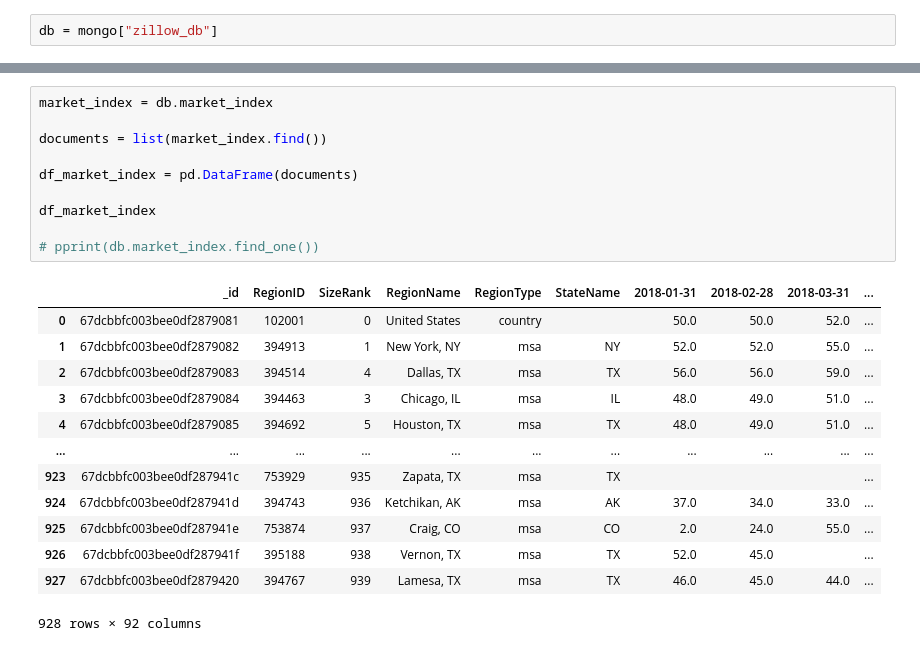
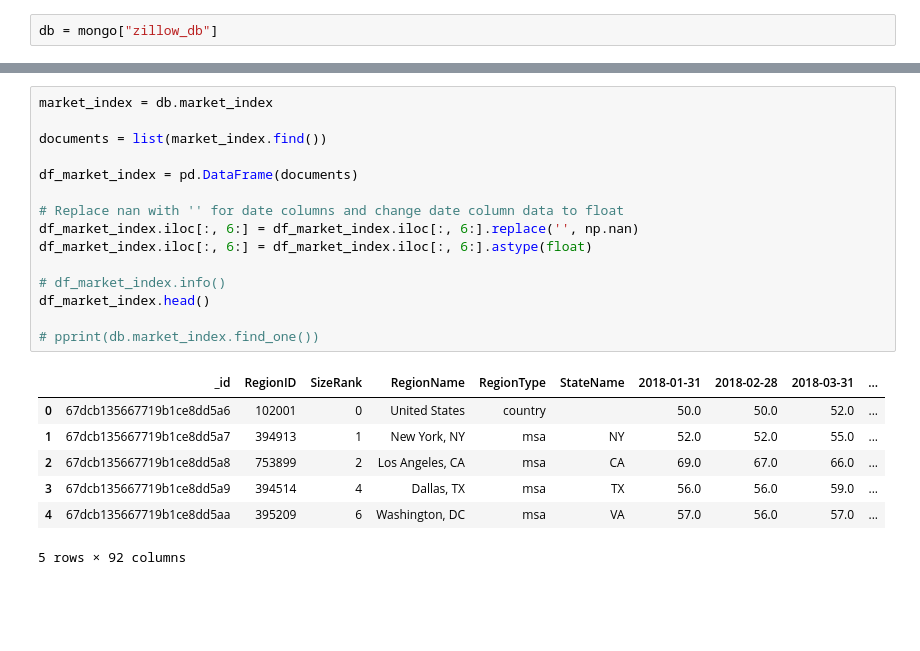
Before and after one commit to lbsommer116/Project_3, a Jupyter notebook: project 3.ipynb, the cells around one changed output, grey strips where cells are left out. Drawn from its saved outputs; the diff is of its cells as text; blank space fills up the shorter version.

```diff
--- a/project 3.ipynb
+++ b/project 3.ipynb
@@ -153,24 +137,23 @@ df_rental_index
 # %%
 market_index = db.market_index
 
 documents = list(market_index.find())
 
 df_market_index = pd.DataFrame(documents)
 
-df_market_index
+# Replace nan with '' for date columns and change date column data to float
+df_market_index.iloc[:, 6:] = df_market_index.iloc[:, 6:].replace('', np.nan)
+df_market_index.iloc[:, 6:] = df_market_index.iloc[:, 6:].astype(float)
+
+# df_market_index.info()
+df_market_index.head()
 
 # pprint(db.market_index.find_one())
 # %% [output]
 |  | _id | RegionID | SizeRank | RegionName | RegionType | StateName | 2018-01-31 | 2018-02-28 | 2018-03-31 | ... |
-| 0 | 67dcbbfc003bee0df2879081 | 102001 | 0 | United States | country |  | 50.0 | 50.0 | 52.0 | ... |
-| 1 | 67dcbbfc003bee0df2879082 | 394913 | 1 | New York, NY | msa | NY | 52.0 | 52.0 | 55.0 | ... |
-| 2 | 67dcbbfc003bee0df2879083 | 394514 | 4 | Dallas, TX | msa | TX | 56.0 | 56.0 | 59.0 | ... |
-| 3 | 67dcbbfc003bee0df2879084 | 394463 | 3 | Chicago, IL | msa | IL | 48.0 | 49.0 | 51.0 | ... |
-| 4 | 67dcbbfc003bee0df2879085 | 394692 | 5 | Houston, TX | msa | TX | 48.0 | 49.0 | 51.0 | ... |
-| ... | ... | ... | ... | ... | ... | ... | ... | ... | ... | ... |
-| 923 | 67dcbbfc003bee0df287941c | 753929 | 935 | Zapata, TX | msa | TX |  |  |  | ... |
-| 924 | 67dcbbfc003bee0df287941d | 394743 | 936 | Ketchikan, AK | msa | AK | 37.0 | 34.0 | 33.0 | ... |
-| 925 | 67dcbbfc003bee0df287941e | 753874 | 937 | Craig, CO | msa | CO | 2.0 | 24.0 | 55.0 | ... |
-| 926 | 67dcbbfc003bee0df287941f | 395188 | 938 | Vernon, TX | msa | TX | 52.0 | 45.0 |  | ... |
-| 927 | 67dcbbfc003bee0df2879420 | 394767 | 939 | Lamesa, TX | msa | TX | 46.0 | 45.0 | 44.0 | ... |
+| 0 | 67dcb135667719b1ce8dd5a6 | 102001 | 0 | United States | country |  | 50.0 | 50.0 | 52.0 | ... |
+| 1 | 67dcb135667719b1ce8dd5a7 | 394913 | 1 | New York, NY | msa | NY | 52.0 | 52.0 | 55.0 | ... |
+| 2 | 67dcb135667719b1ce8dd5a8 | 753899 | 2 | Los Angeles, CA | msa | CA | 69.0 | 67.0 | 66.0 | ... |
+| 3 | 67dcb135667719b1ce8dd5a9 | 394514 | 4 | Dallas, TX | msa | TX | 56.0 | 56.0 | 59.0 | ... |
+| 4 | 67dcb135667719b1ce8dd5aa | 395209 | 6 | Washington, DC | msa | VA | 57.0 | 56.0 | 57.0 | ... |
-928 rows × 92 columns
+5 rows × 92 columns
```
Also changed, not shown: parts of 15 cells of this notebook, 6 other files.
